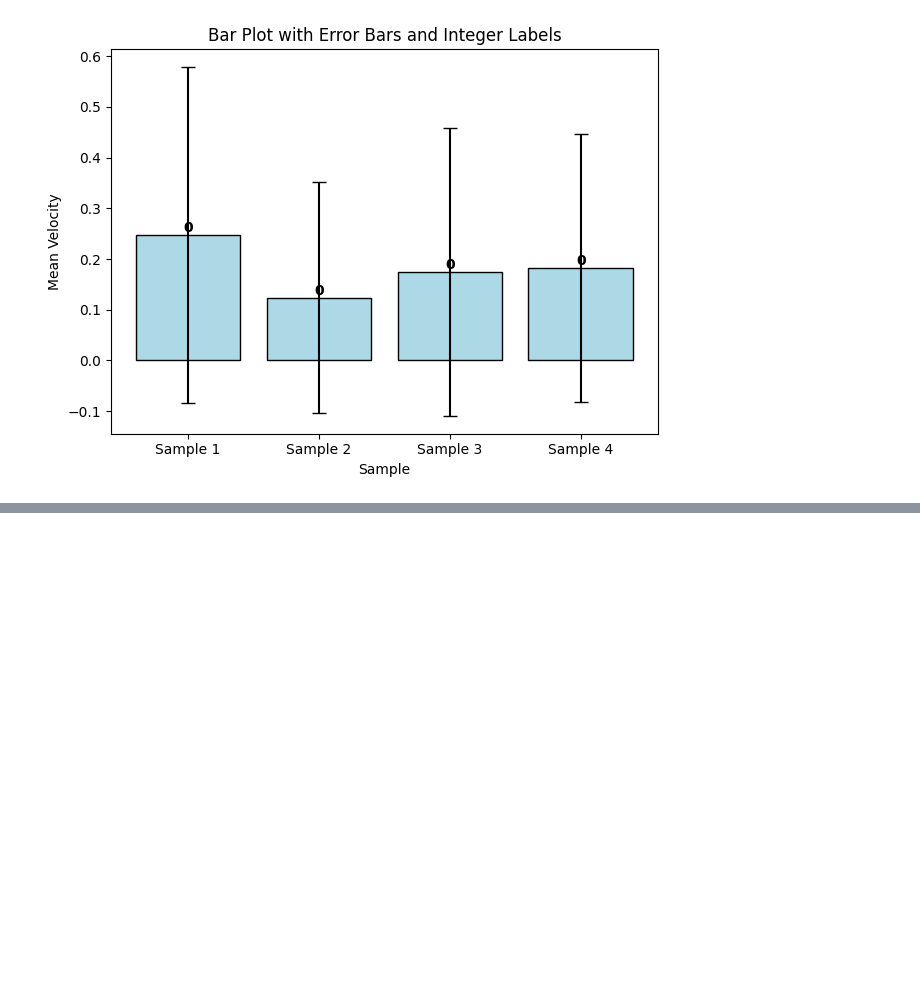
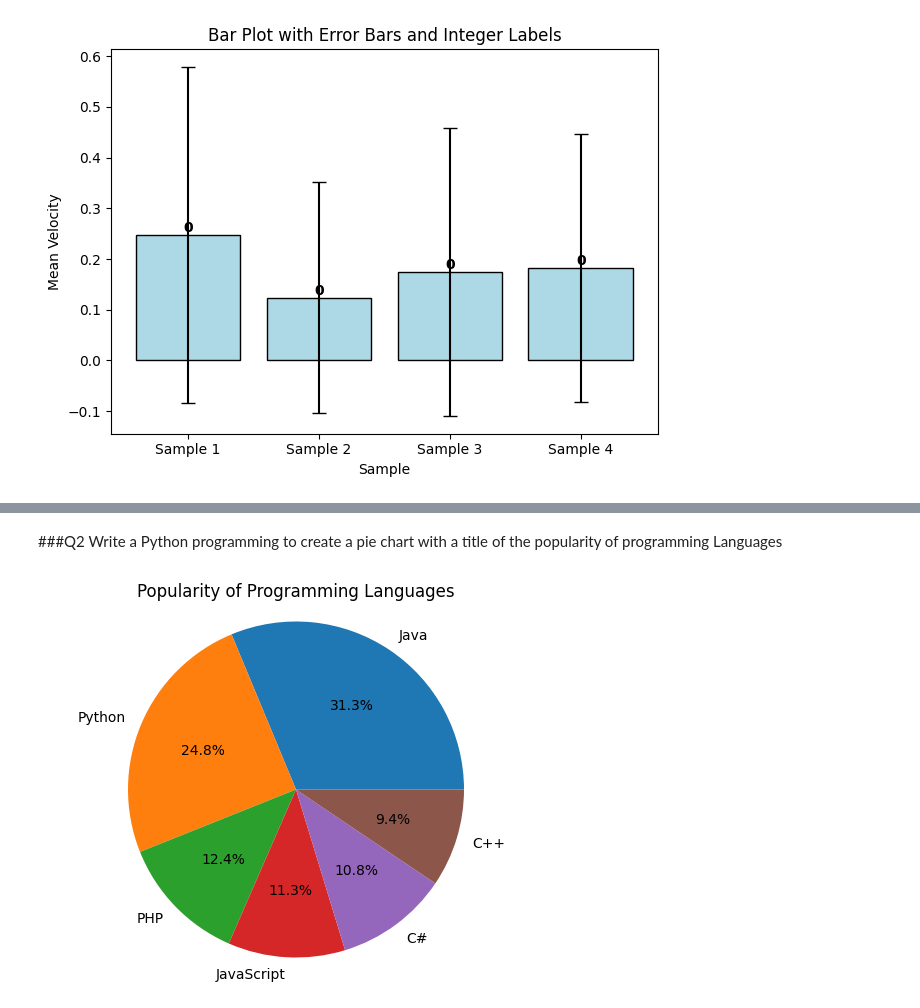
Before and after one commit to Harsh020802/Data_Analysis, a Jupyter notebook: Question.ipynb, the cells around one changed output, grey strips where cells are left out. Cells and saved outputs as stored; diff of their text form; code cells hidden in the pictures; blank space fills up the shorter version.

```diff
--- a/Question.ipynb
+++ b/Question.ipynb
@@ -448,0 +468,10 @@ plt.show()
+# %% [markdown]
+###Q2 Write a Python programming to create a pie chart with a title of the popularity of programming
+Languages
+# %%
+plt.pie(popularity, labels=languages, autopct='%1.1f%%')
+plt.title('Popularity of Programming Languages')
+plt.axis('equal')
+plt.show()
+# %% [output]
+[figure, added]
```
Also changed, not shown: parts of 16 cells of this notebook, 1 other file.
